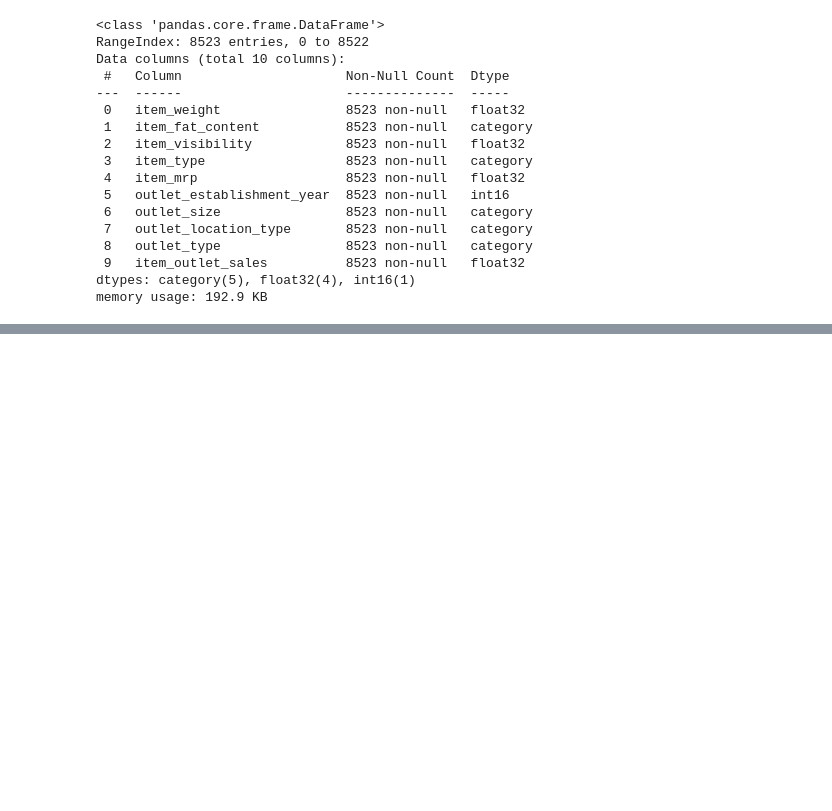
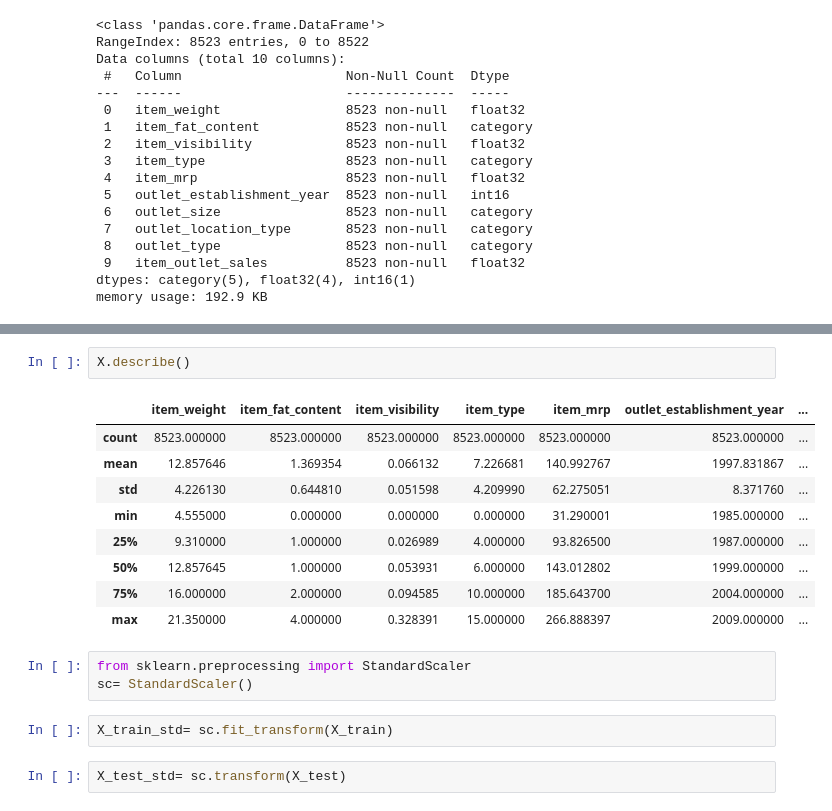
Before and after one commit to dhanihaneesha/Retailscope, a Jupyter notebook: RetailScope.ipynb, the cells around one changed output, grey strips where cells are left out. Cells and saved outputs as stored; diff of their text form; blank space fills up the shorter version.

```diff
--- a/RetailScope.ipynb
+++ b/RetailScope.ipynb
@@ -356,0 +396,19 @@ memory usage: 192.9 KB
+# %%
+X.describe()
+# %% [output]
+|  | item_weight | item_fat_content | item_visibility | item_type | item_mrp | outlet_establishment_year | ... |
+| count | 8523.000000 | 8523.000000 | 8523.000000 | 8523.000000 | 8523.000000 | 8523.000000 | ... |
+| mean | 12.857646 | 1.369354 | 0.066132 | 7.226681 | 140.992767 | 1997.831867 | ... |
+| std | 4.226130 | 0.644810 | 0.051598 | 4.209990 | 62.275051 | 8.371760 | ... |
+| min | 4.555000 | 0.000000 | 0.000000 | 0.000000 | 31.290001 | 1985.000000 | ... |
+| 25% | 9.310000 | 1.000000 | 0.026989 | 4.000000 | 93.826500 | 1987.000000 | ... |
+| 50% | 12.857645 | 1.000000 | 0.053931 | 6.000000 | 143.012802 | 1999.000000 | ... |
+| 75% | 16.000000 | 2.000000 | 0.094585 | 10.000000 | 185.643700 | 2004.000000 | ... |
+| max | 21.350000 | 4.000000 | 0.328391 | 15.000000 | 266.888397 | 2009.000000 | ... |
+# %%
+from sklearn.preprocessing import StandardScaler
+sc= StandardScaler()
+# %%
+X_train_std= sc.fit_transform(X_train)
+# %%
+X_test_std= sc.transform(X_test)
```
Also changed, not shown: parts of 26 cells of this notebook.
